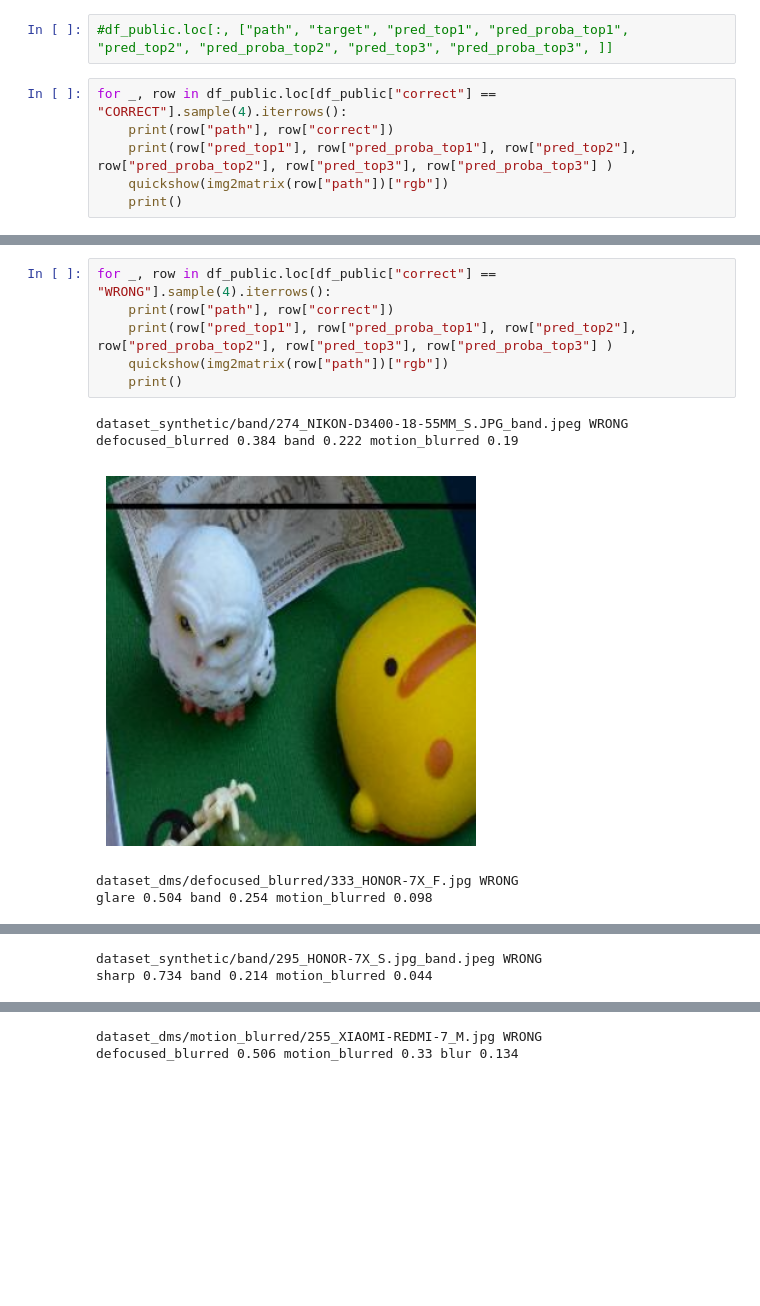
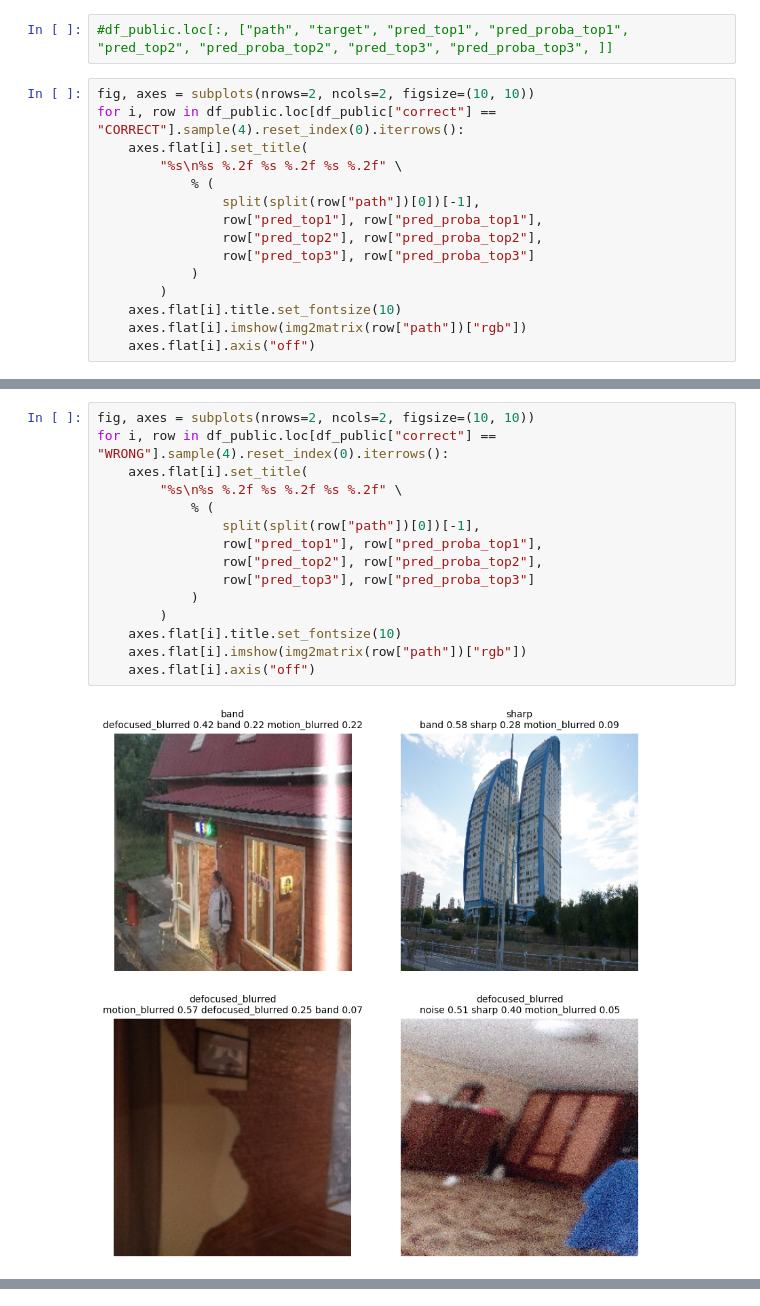
Before and after one commit to ngshya/low-quality-image-detection, a Jupyter notebook: 04_results_analysis.ipynb, the cells around one changed output, grey strips where cells are left out. Saved outputs shown, nothing was run; the diff lists cells and outputs as text; blank space fills up the shorter version.

```diff
--- a/04_results_analysis.ipynb
+++ b/04_results_analysis.ipynb
@@ -37,9 +38,18 @@ df_public.loc[(df_public["target"] == df_public["pred_top1"]), ["correct"]] = "C
 # %%
 #df_public.loc[:, ["path", "target", "pred_top1", "pred_proba_top1", "pred_top2", "pred_proba_top2", "pred_top3", "pred_proba_top3", ]]
 # %%
-for _, row in df_public.loc[df_public["correct"] == "CORRECT"].sample(4).iterrows():
-    print(row["path"], row["correct"])
-    print(row["pred_top1"], row["pred_proba_top1"], row["pred_top2"], row["pred_proba_top2"], row["pred_top3"], row["pred_proba_top3"] )
-    quickshow(img2matrix(row["path"])["rgb"])
-    print()
+fig, axes = subplots(nrows=2, ncols=2, figsize=(10, 10))
+for i, row in df_public.loc[df_public["correct"] == "CORRECT"].sample(4).reset_index(0).iterrows():
+    axes.flat[i].set_title(
+        "%s\n%s %.2f %s %.2f %s %.2f" \
+            % (
+                split(split(row["path"])[0])[-1],
+                row["pred_top1"], row["pred_proba_top1"],
+                row["pred_top2"], row["pred_proba_top2"],
+                row["pred_top3"], row["pred_proba_top3"]
+            )
+        )
+    axes.flat[i].title.set_fontsize(10)
+    axes.flat[i].imshow(img2matrix(row["path"])["rgb"])
+    axes.flat[i].axis("off")
 # %% [output]
@@ -58,12 +57,17 @@ blur 0.734 glare 0.166 defocused_blurred 0.044
 # %%
-for _, row in df_public.loc[df_public["correct"] == "WRONG"].sample(4).iterrows():
-    print(row["path"], row["correct"])
-    print(row["pred_top1"], row["pred_proba_top1"], row["pred_top2"], row["pred_proba_top2"], row["pred_top3"], row["pred_proba_top3"] )
-    quickshow(img2matrix(row["path"])["rgb"])
-    print()
+fig, axes = subplots(nrows=2, ncols=2, figsize=(10, 10))
+for i, row in df_public.loc[df_public["correct"] == "WRONG"].sample(4).reset_index(0).iterrows():
+    axes.flat[i].set_title(
+        "%s\n%s %.2f %s %.2f %s %.2f" \
+            % (
+                split(split(row["path"])[0])[-1],
+                row["pred_top1"], row["pred_proba_top1"],
+                row["pred_top2"], row["pred_proba_top2"],
+                row["pred_top3"], row["pred_proba_top3"]
+            )
+        )
+    axes.flat[i].title.set_fontsize(10)
+    axes.flat[i].imshow(img2matrix(row["path"])["rgb"])
+    axes.flat[i].axis("off")
 # %% [output]
-dataset_synthetic/band/274_NIKON-D3400-18-55MM_S.JPG_band.jpeg WRONG
-defocused_blurred 0.384 band 0.222 motion_blurred 0.19
-[figure, old version]
+[figure, new version]
-dataset_dms/defocused_blurred/333_HONOR-7X_F.jpg WRONG
-glare 0.504 band 0.254 motion_blurred 0.098
@@ -71,2 +73,0 @@ glare 0.504 band 0.254 motion_blurred 0.098
-dataset_synthetic/band/295_HONOR-7X_S.jpg_band.jpeg WRONG
-sharp 0.734 band 0.214 motion_blurred 0.044
@@ -74,2 +73,0 @@ sharp 0.734 band 0.214 motion_blurred 0.044
-dataset_dms/motion_blurred/255_XIAOMI-REDMI-7_M.jpg WRONG
-defocused_blurred 0.506 motion_blurred 0.33 blur 0.134
```
Also changed, not shown: parts of 3 cells of this notebook.
